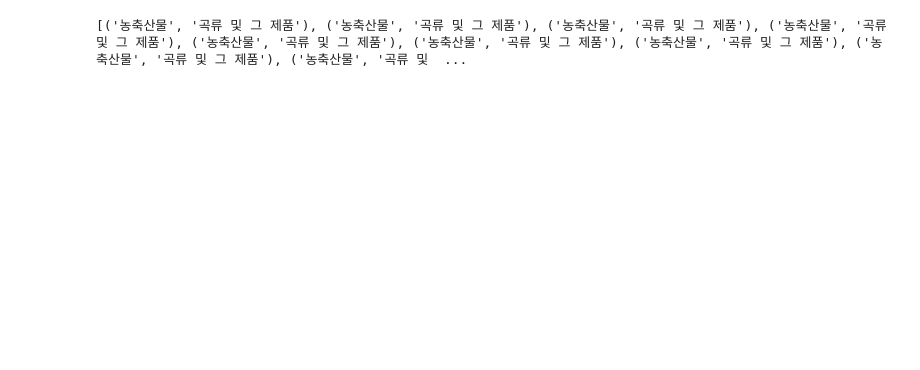
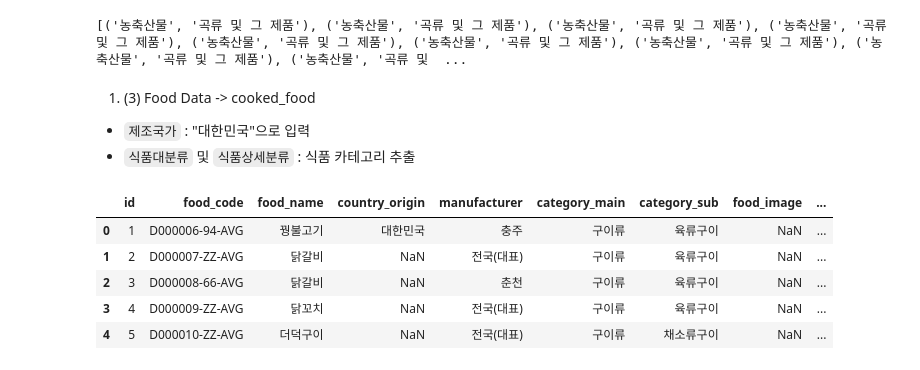
Before and after one commit to DiningCoach-Team/DiningCoach-backend, a Jupyter notebook: diningcoach/data_input/preprocess_csv.ipynb, the cells around one changed output. Saved outputs shown, nothing was run; the diff lists cells and outputs as text; code cells hidden in the pictures; blank space fills up the shorter version.

Commit message:
Feat: Preprocess 'cooked_food' data

```diff
--- a/diningcoach/data_input/preprocess_csv.ipynb
+++ b/diningcoach/data_input/preprocess_csv.ipynb
@@ -99,3 +99,17 @@ print(fresh_category_all[:10])
 [('농축산물', '곡류 및 그 제품'), ('농축산물', '곡류 및 그 제품'), ('농축산물', '곡류 및 그 제품'), ('농축산물', '곡류 및 그 제품'), ('농축산물', '곡류 및 그 제품'), ('농축산물', '곡류 및 그 제품'), ('농축산물', '곡류 및 그 제품'), ('농축산물', '곡류 및 그 제품'), ('농축산물', '곡류 및  ...
 # %%
 food_data.to_csv('new/fresh_food.csv', index=False)
+# %% [markdown]
+1. (3) Food Data -> cooked_food
+- `제조국가` : "대한민국"으로 입력
+- `식품대분류` 및 `식품상세분류` : 식품 카테고리 추출
+# %%
+food_data = pd.read_csv('original/cooked_food.csv', header=1)
+food_data.head()
+# %% [output]
+|  | id | food_code | food_name | country_origin | manufacturer | category_main | category_sub | food_image | ... |
+| 0 | 1 | D000006-94-AVG | 꿩불고기 | 대한민국 | 충주 | 구이류 | 육류구이 | NaN | ... |
+| 1 | 2 | D000007-ZZ-AVG | 닭갈비 | NaN | 전국(대표) | 구이류 | 육류구이 | NaN | ... |
+| 2 | 3 | D000008-66-AVG | 닭갈비 | NaN | 춘천 | 구이류 | 육류구이 | NaN | ... |
+| 3 | 4 | D000009-ZZ-AVG | 닭꼬치 | NaN | 전국(대표) | 구이류 | 육류구이 | NaN | ... |
+| 4 | 5 | D000010-ZZ-AVG | 더덕구이 | NaN | 전국(대표) | 구이류 | 채소류구이 | NaN | ... |
```
Also changed, not shown: parts of 4 cells of this notebook, 1 other file.
